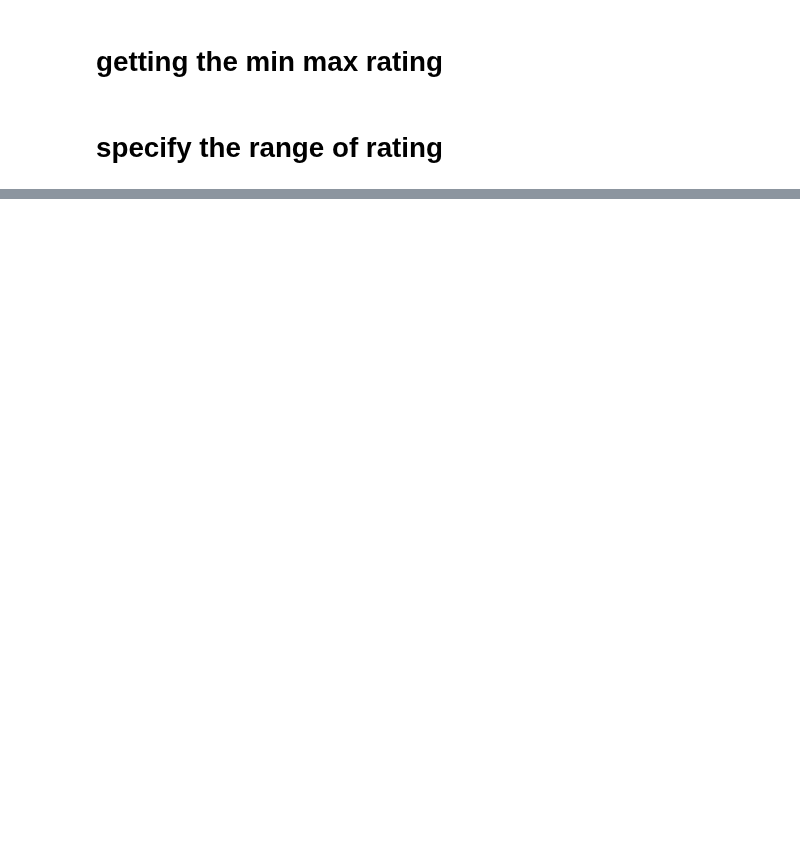
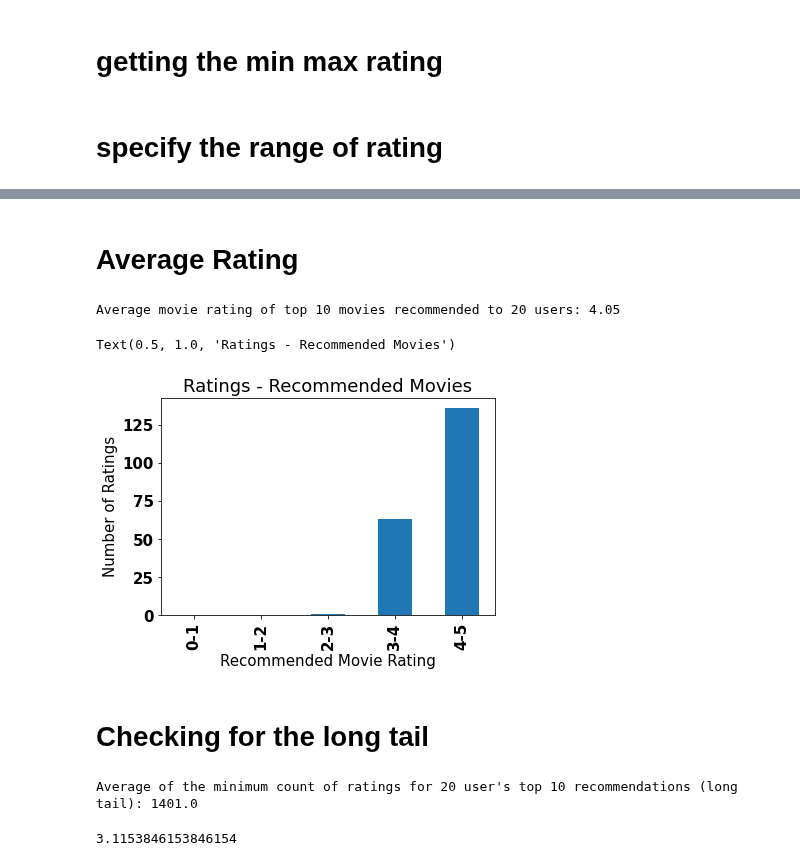
Before and after one commit to GovindBhala/DS5500-Movie-Recommendation-System, a Jupyter notebook: Collaborative_Filtering_Recommendation_Model_SVD.ipynb, the cells around one changed output, grey strips where cells are left out. Saved outputs shown, nothing was run; the diff lists cells and outputs as text; code cells hidden in the pictures; blank space fills up the shorter version.

```diff
--- a/Collaborative_Filtering_Recommendation_Model_SVD.ipynb
+++ b/Collaborative_Filtering_Recommendation_Model_SVD.ipynb
@@ -190,0 +320,2 @@ pd.merge(top_nmovies,movies_raitings, how='left', left_on='iid',right_on='movieI
+# %%
+recommendation_system = collaborative_filtering_model
@@ -190,0 +497,15 @@ pd.merge(top_nmovies,movies_raitings, how='left', left_on='iid',right_on='movieI
+# %%
+"""
+top_n: top n recommendations
+n: number of users
+
+Ignore warning for now - comming from recommendatiom function
+Fixed the one from this function
+"""
+
+top_n = 10
+n = 20
+list_user = set(users_ratings.userId)
+
+personal_diversity(top_n,n,list_user,movies_raitings,predicted_ratings,df,movieIds,cols)
+# function call for personal diversity
@@ -190,0 +530,34 @@ pd.merge(top_nmovies,movies_raitings, how='left', left_on='iid',right_on='movieI
+# %% [markdown]
+# Average Rating
+# %%
+random.seed(42)
+rand_user = random.sample(list_user, n)
+length = len(rand_user)
+avg_rating = []
+for u in range(length):
+    # getting recommended movies
+    recommendation = recommendation_system(rand_user[u],movies_raitings,predicted_ratings,top_n)
+    recommendation_rating = recommendation['Average_Ratings'].values
+    avg_rating.append(recommendation_rating)
+# %%
+print(f'Average movie rating of top {top_n} movies recommended to {n} users: {np.round(np.mean(avg_rating),2)}')
+# %% [output]
+Average movie rating of top 10 movies recommended to 20 users: 4.05
+# %%
+ranges = ['0-1', '1-2', '2-3', '3-4', '4-5']
+ad = pd.DataFrame(avg_rating).melt()
+ad['ratingrange'] = pd.cut(ad['value'], bins=[0,1,2,3,4,5], labels=ranges, right=True)
+# %%
+font = {'weight' : 'bold',
+        'size'   : 15}
+plt.rc('font', **font)
+
+ax = ad.groupby(['ratingrange'])['ratingrange'].count().plot.bar()
+ax.set_ylabel('Number of Ratings')
+ax.set_xlabel('Recommended Movie Rating')
+ax.set_title('Ratings - Recommended Movies')
+# %% [output]
+Text(0.5, 1.0, 'Ratings - Recommended Movies')
+[figure, added]
+# %% [markdown]
+# Checking for the long tail
@@ -190,0 +599,8 @@ pd.merge(top_nmovies,movies_raitings, how='left', left_on='iid',right_on='movieI
+# %%
+print(f"Average of the minimum count of ratings for {n} user's top {top_n} recommendations (long tail): {np.round(avg_min_cnt,2)}")
+# %% [output]
+Average of the minimum count of ratings for 20 user's top 10 recommendations (long tail): 1401.0
+# %%
+users_ratings[users_ratings.userId == 17218].rating.sum()/260
+# %% [output]
+3.1153846153846154
```
Also changed, not shown: parts of 68 cells of this notebook.
